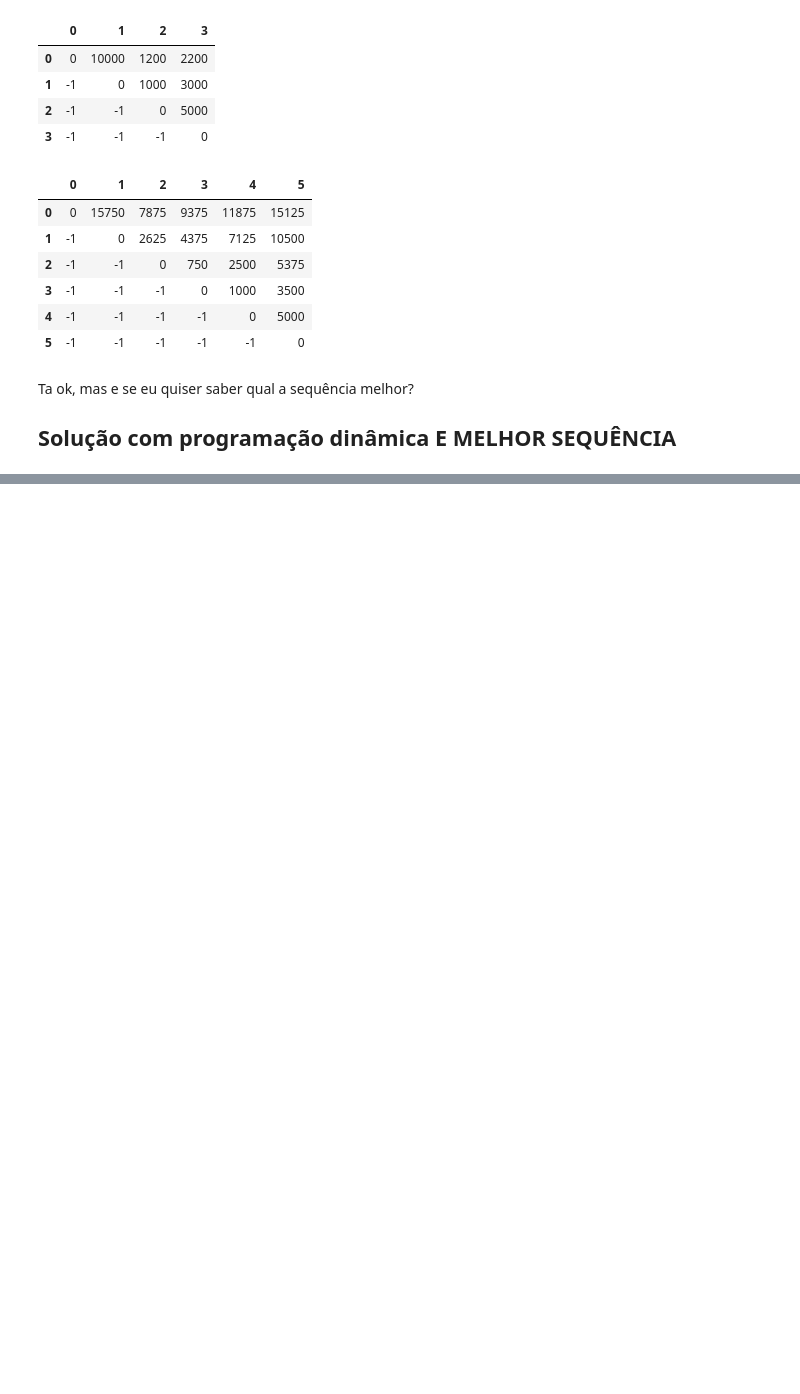
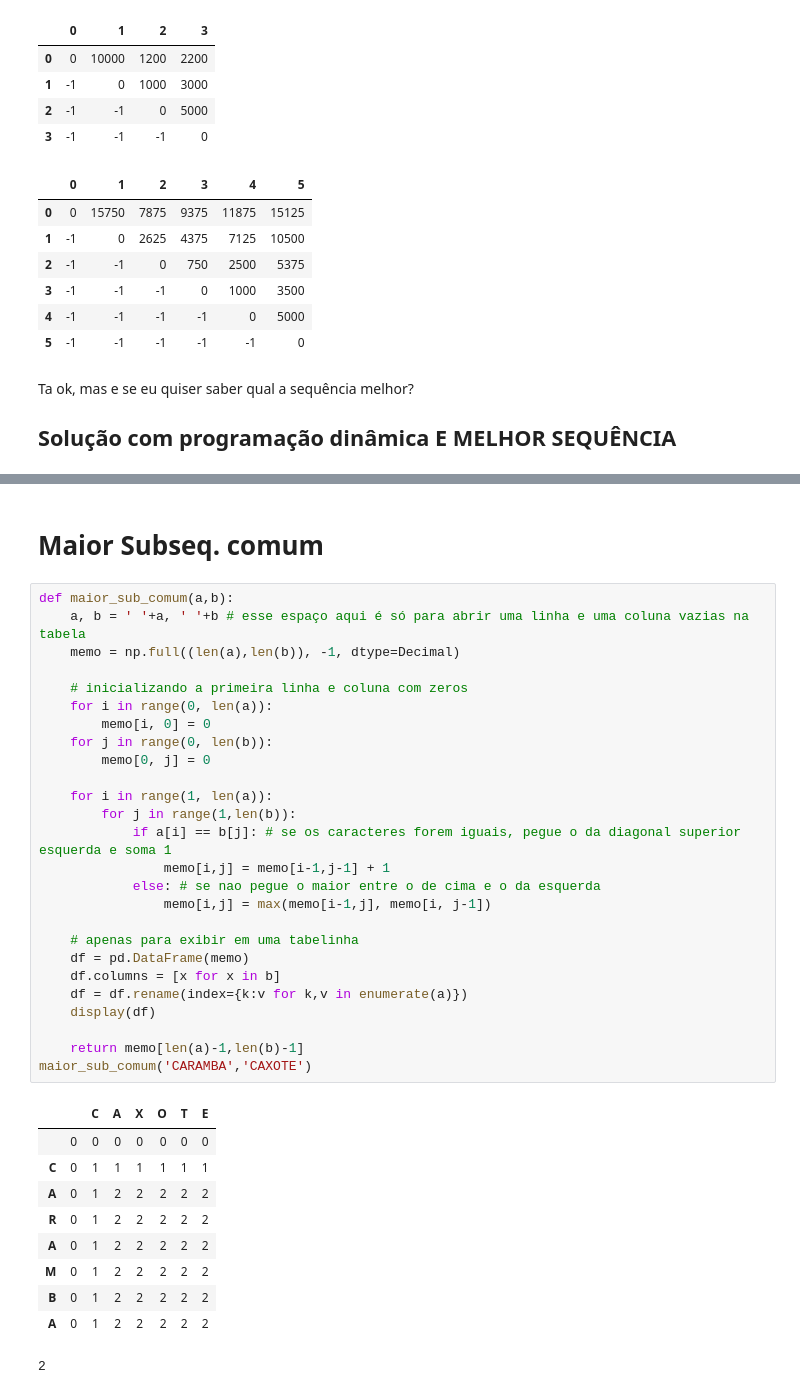
Before and after one commit to exofelipe/MC458, a Jupyter notebook: MC458.ipynb, the cells around one changed output, grey strips where cells are left out. Saved outputs shown, nothing was run; the diff lists cells and outputs as text; blank space fills up the shorter version.

Commit message:
Maior subsequencia comum

```diff
--- a/MC458.ipynb
+++ b/MC458.ipynb
@@ -520,3 +520,42 @@ assert min_op_multiplicacao(p=[(30,35),(35,15),(15,5),(5,10),(10,20),(20,25)]) =
 | 4 | -1 | -1 | -1 | -1 | 0 | 5000 |
 | 5 | -1 | -1 | -1 | -1 | -1 | 0 |
 '((A0 X (A1 X A2)) X ((A3 X A4) X A5))'
+# %% [markdown]
+# Maior Subseq. comum
+# %%
+def maior_sub_comum(a,b):
+    a, b = ' '+a, ' '+b # esse espaço aqui é só para abrir uma linha e uma coluna vazias na tabela
+    memo = np.full((len(a),len(b)), -1, dtype=Decimal)
+
+    # inicializando a primeira linha e coluna com zeros
+    for i in range(0, len(a)):
+        memo[i, 0] = 0
+    for j in range(0, len(b)):
+        memo[0, j] = 0
+
+    for i in range(1, len(a)):
+        for j in range(1,len(b)):
+            if a[i] == b[j]: # se os caracteres forem iguais, pegue o da diagonal superior esquerda e soma 1
+                memo[i,j] = memo[i-1,j-1] + 1
+            else: # se nao pegue o maior entre o de cima e o da esquerda
+                memo[i,j] = max(memo[i-1,j], memo[i, j-1])
+
+    # apenas para exibir em uma tabelinha
+    df = pd.DataFrame(memo)
+    df.columns = [x for x in b]
+    df = df.rename(index={k:v for k,v in enumerate(a)})
+    display(df)
+
+    return memo[len(a)-1,len(b)-1]
+maior_sub_comum('CARAMBA','CAXOTE')
+# %% [output]
+|  |  | C | A | X | O | T | E |
+|  | 0 | 0 | 0 | 0 | 0 | 0 | 0 |
+| C | 0 | 1 | 1 | 1 | 1 | 1 | 1 |
+| A | 0 | 1 | 2 | 2 | 2 | 2 | 2 |
+| R | 0 | 1 | 2 | 2 | 2 | 2 | 2 |
+| A | 0 | 1 | 2 | 2 | 2 | 2 | 2 |
+| M | 0 | 1 | 2 | 2 | 2 | 2 | 2 |
+| B | 0 | 1 | 2 | 2 | 2 | 2 | 2 |
+| A | 0 | 1 | 2 | 2 | 2 | 2 | 2 |
+2
```
Also changed, not shown: parts of 1 cell of this notebook.
